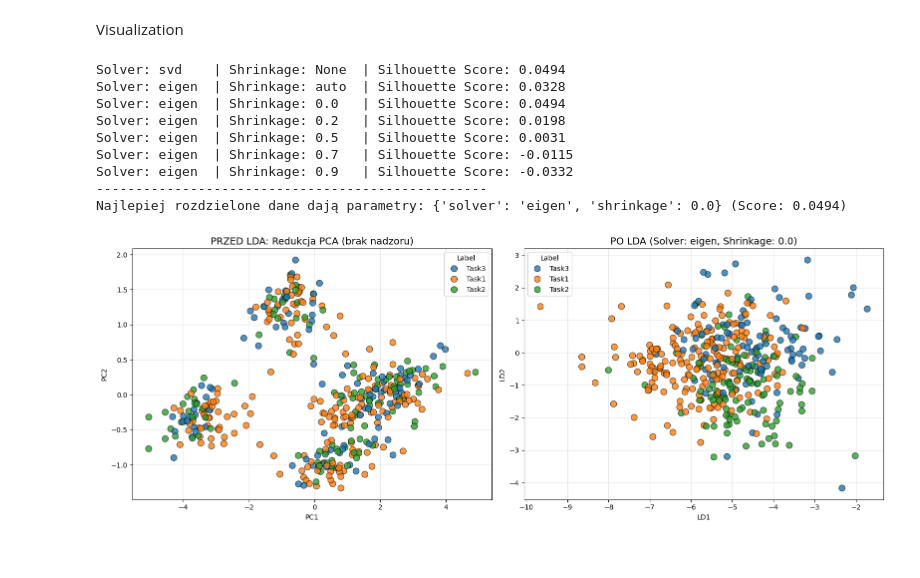
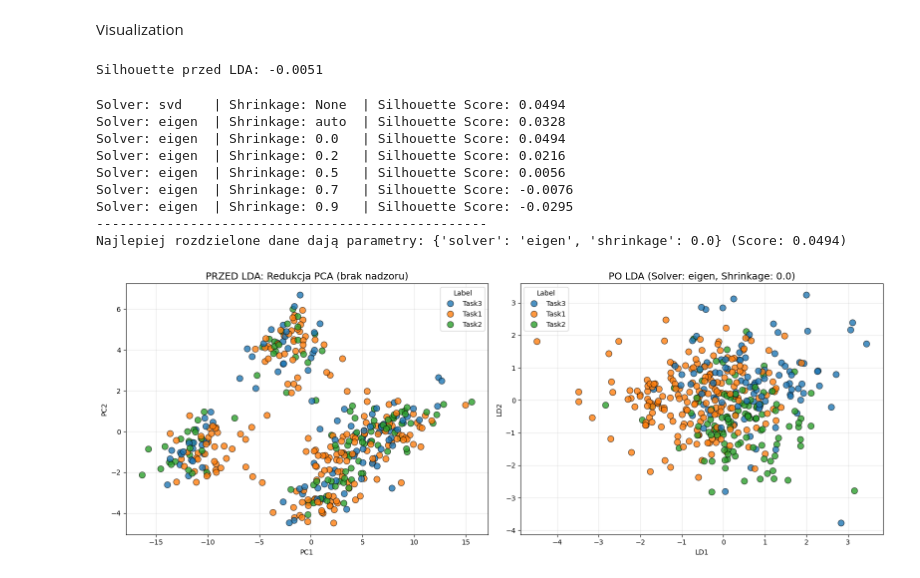
Before and after one commit to liwiaflorkiwicz/EEG_dimensiality_reduction, a Jupyter notebook: LDA.ipynb, the cells around one changed output. Cells and saved outputs as stored; diff of their text form; code cells hidden in the pictures.

```diff
--- a/LDA.ipynb
+++ b/LDA.ipynb
@@ -9,7 +9,7 @@ import matplotlib.pyplot as plt
 import seaborn as sns
 
 # read file
-data = pd.read_csv('/dataset_A_hands.csv', header = 0)
+data = pd.read_csv('/content/dataset_A_hands.csv', header = 0)
 data.head()
 #print(data.shape)
 # %% [output]
@@ -99,6 +99,25 @@ def plot_lda(shrinkage, solver):
 
   plt.tight_layout()
   plt.show()
+# %%
+from sklearn.metrics import silhouette_score
+from sklearn.preprocessing import LabelEncoder
+from sklearn.preprocessing import StandardScaler
+
+X = data.drop(columns=['Label'])
+y = data['Label']
+
+scaler = StandardScaler()
+X_scaled = scaler.fit_transform(X)
+
+le = LabelEncoder()
+y_num = le.fit_transform(y)
+
+score_before = silhouette_score(X_scaled, y_num)
+
+print(f"Silhouette przed LDA: {score_before:.4f}")
+# %% [output]
+Silhouette przed LDA: -0.0051
 # %%
 from sklearn.metrics import accuracy_score
 from sklearn.discriminant_analysis import LinearDiscriminantAnalysis
@@ -111,36 +130,36 @@ best_score = -1
 best_params = {}
 
 for solver in solvers:
     current_shrinkages = [None] if solver == 'svd' else shrinkages
 
     for shrink in current_shrinkages:
         try:
             lda = LinearDiscriminantAnalysis(solver=solver, shrinkage=shrink)
-            X_lda_reduced = lda.fit_transform(X, y)
+            X_lda_reduced = lda.fit_transform(X_scaled, y)
 
             score = silhouette_score(X_lda_reduced, y)
 
             print(f"Solver: {solver:<6} | Shrinkage: {str(shrink):<5} | Silhouette Score: {score:.4f}")
 
             if score > best_score:
                 best_score = score
                 best_params = {'solver': solver, 'shrinkage': shrink}
 
         except Exception as e:
             pass
 
 print("-" * 50)
 print(f"Najlepiej rozdzielone dane dają parametry: {best_params} (Score: {best_score:.4f})")
 
 plot_lda(shrinkage=best_params['shrinkage'], solver=best_params['solver'])
 # %% [output]
 Solver: svd    | Shrinkage: None  | Silhouette Score: 0.0494
 Solver: eigen  | Shrinkage: auto  | Silhouette Score: 0.0328
 Solver: eigen  | Shrinkage: 0.0   | Silhouette Score: 0.0494
-Solver: eigen  | Shrinkage: 0.2   | Silhouette Score: 0.0198
-Solver: eigen  | Shrinkage: 0.5   | Silhouette Score: 0.0031
-Solver: eigen  | Shrinkage: 0.7   | Silhouette Score: -0.0115
-Solver: eigen  | Shrinkage: 0.9   | Silhouette Score: -0.0332
+Solver: eigen  | Shrinkage: 0.2   | Silhouette Score: 0.0216
+Solver: eigen  | Shrinkage: 0.5   | Silhouette Score: 0.0056
+Solver: eigen  | Shrinkage: 0.7   | Silhouette Score: -0.0076
+Solver: eigen  | Shrinkage: 0.9   | Silhouette Score: -0.0295
 --------------------------------------------------
 Najlepiej rozdzielone dane dają parametry: {'solver': 'eigen', 'shrinkage': 0.0} (Score: 0.0494)
-[figure, old version]
+[figure, new version]
```
Also changed, not shown: parts of 13 cells of this notebook.
